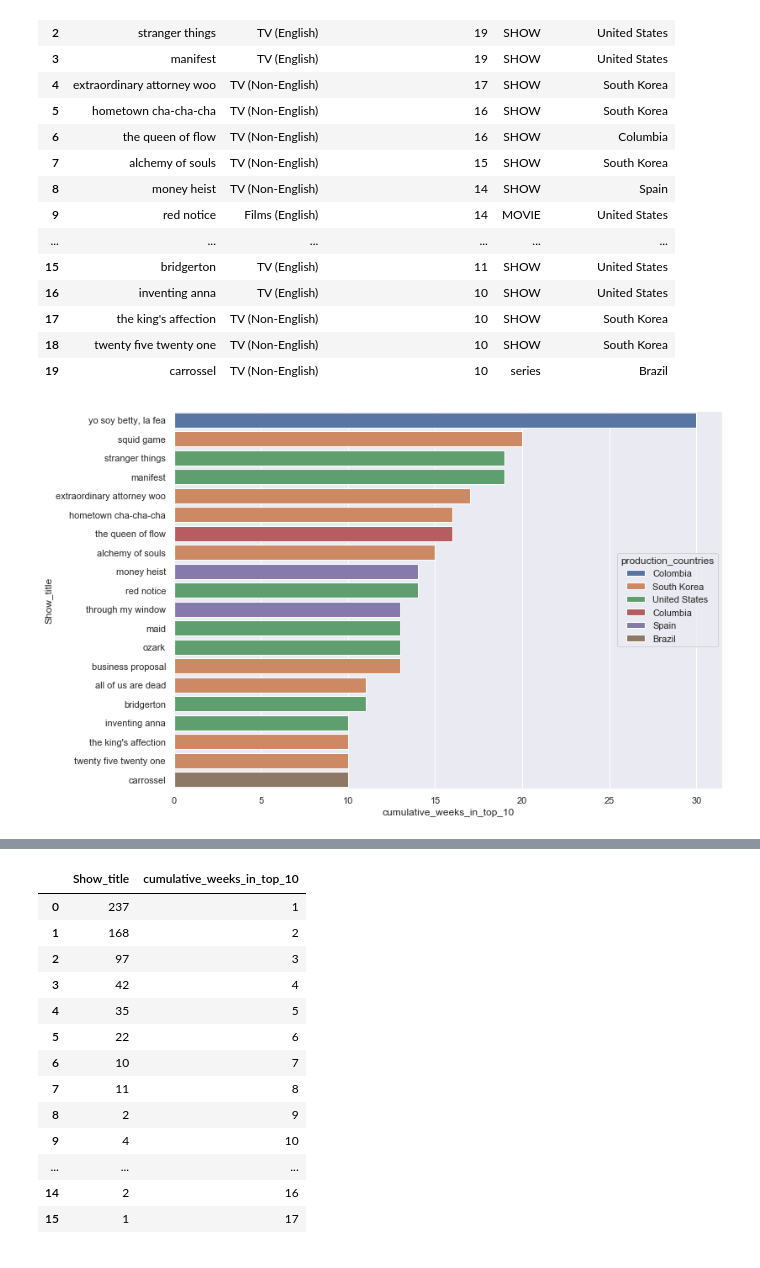
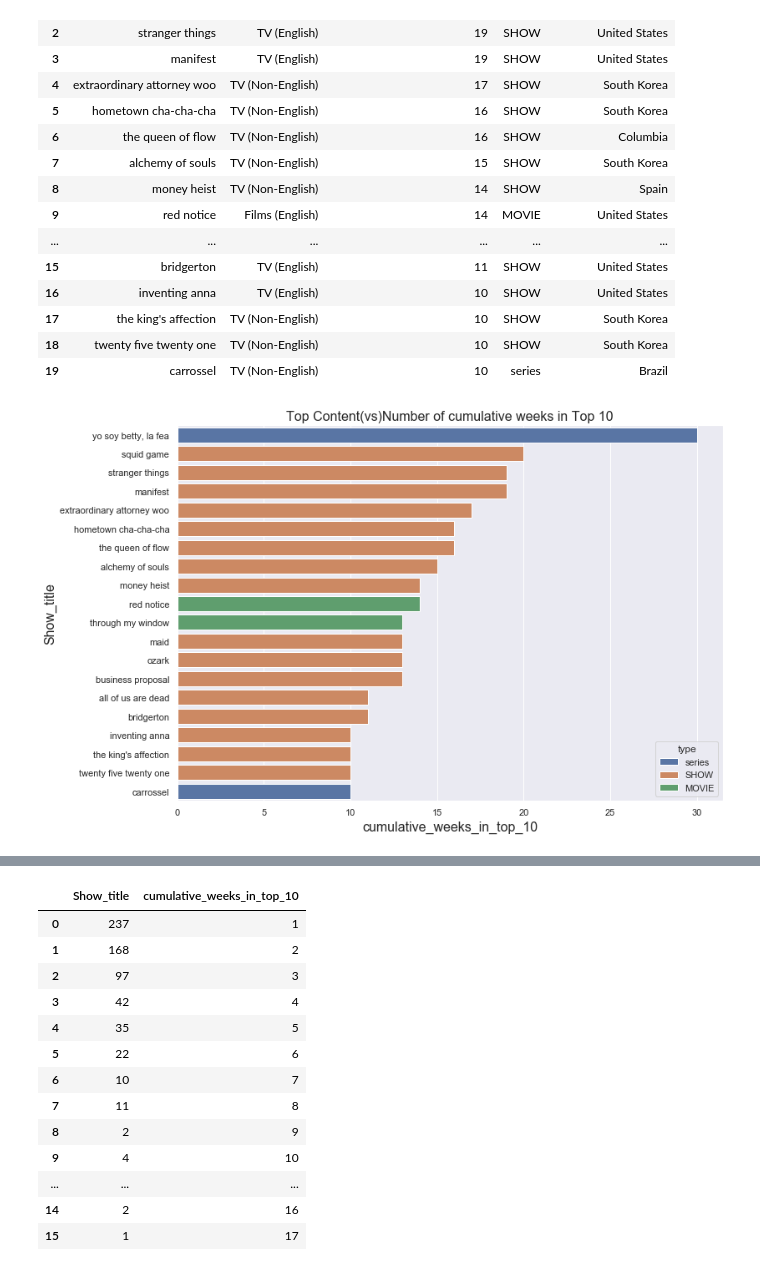
Before and after one commit to EdithLotterman/Project-1-Team-8, a Jupyter notebook: netflix_project.ipynb, the cells around one changed output, grey strips where cells are left out. Drawn from its saved outputs; the diff is of its cells as text; code cells hidden in the pictures.

```diff
--- a/netflix_project.ipynb
+++ b/netflix_project.ipynb
@@ -265,9 +265,9 @@ dtype: float64
 # titles showed up in cumulative_weeks_in_top_10 for more than 10 times
 weeks_in_top10 = netflix_df.groupby("Show_title").max().sort_values(by="cumulative_weeks_in_top_10",ascending=False).reset_index()
 
-weeks_in_top10 = weeks_in_top10.loc[weeks_in_top10["cumulative_weeks_in_top_10"]>=10][["Show_title","category","cumulative_weeks_in_top_10","type","production_countries"]]
+titles_in_top10 = weeks_in_top10.loc[weeks_in_top10["cumulative_weeks_in_top_10"]>=10][["Show_title","category","cumulative_weeks_in_top_10","type","production_countries"]]
 
-weeks_in_top10
+titles_in_top10
 # %% [output]
 |  | Show_title | category | cumulative_weeks_in_top_10 | type | production_countries |
 | 0 | yo soy betty, la fea | TV (Non-English) | 30 | series | Colombia |
@@ -286,9 +286,13 @@ weeks_in_top10
 | 17 | the king's affection | TV (Non-English) | 10 | SHOW | South Korea |
 | 18 | twenty five twenty one | TV (Non-English) | 10 | SHOW | South Korea |
 | 19 | carrossel | TV (Non-English) | 10 | series | Brazil |
-# %%
-sns.set(rc={'figure.figsize':(11.7,8.27)})
-plot = sns.barplot(data=weeks_in_top10, y= "Show_title", x ="cumulative_weeks_in_top_10",hue="production_countries",dodge=False)
-sns.move_legend(plot, "center right")
-# %% [output]
-[figure, removed]
+# %%
+# Bar plot to show the titles that appeared in top 10 for more than 10 cumulative weeks
+sns.set(rc={'figure.figsize':(11.7,8.27)})
+plot = sns.barplot(data=titles_in_top10, y= "Show_title", x ="cumulative_weeks_in_top_10",hue="type",dodge=False)
+plt.xlabel("cumulative_weeks_in_top_10",fontsize=16)
+plt.ylabel("Show_title",fontsize=16)
+plt.title("Top Content(vs)Number of cumulative weeks in Top 10",fontsize=16)
+plt.show()
+# %% [output]
+[figure, added]
```
Also changed, not shown: parts of 1 cell of this notebook.
